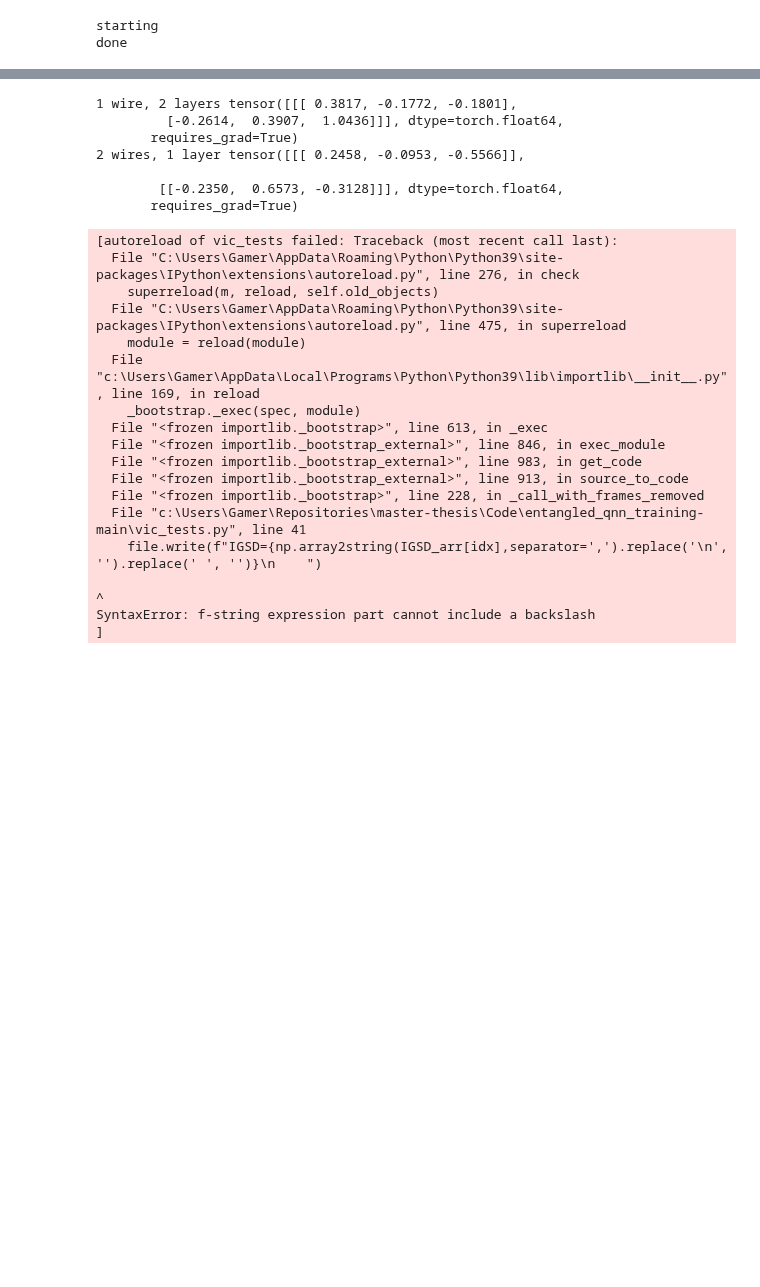
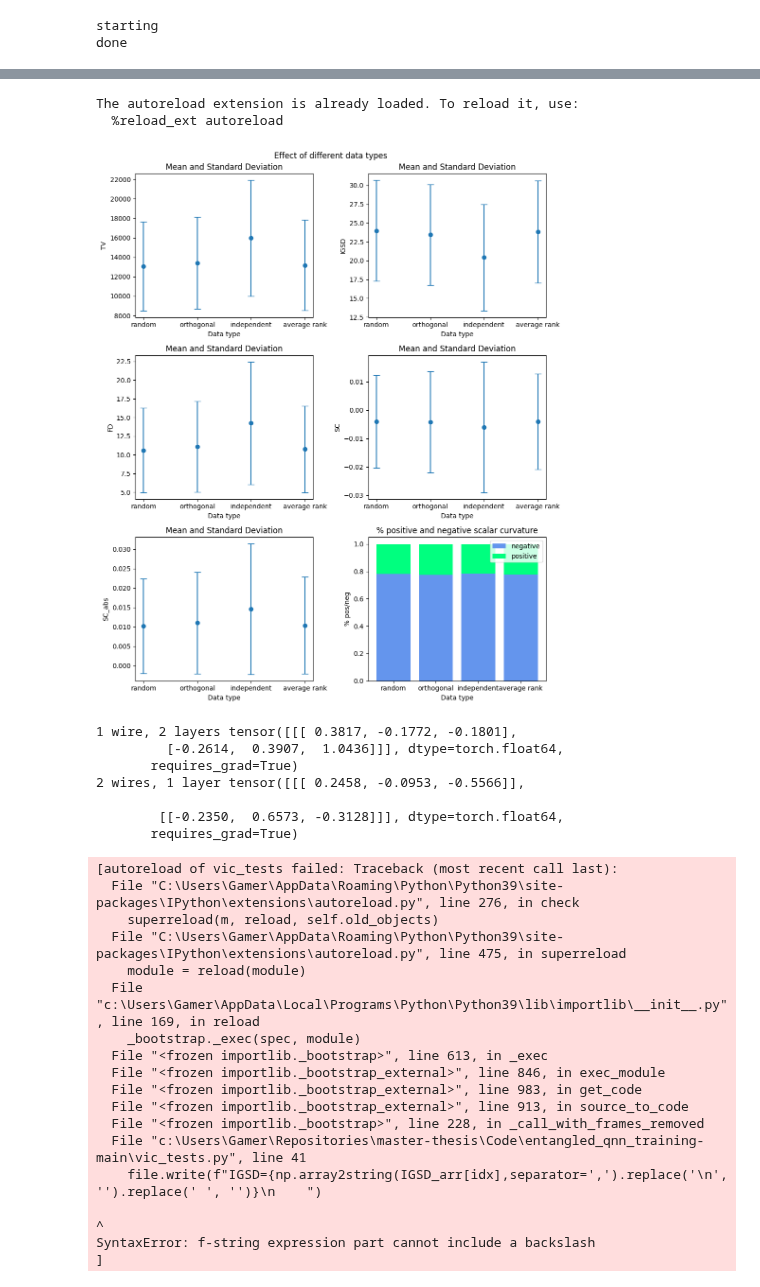
Before and after one commit to vic-it/master-thesis, a Jupyter notebook: Code/entangled_qnn_training-main/victor_thesis_experiments_nb.ipynb, the cells around one changed output, grey strips where cells are left out. Saved outputs shown, nothing was run; the diff lists cells and outputs as text; code cells hidden in the pictures; blank space fills up the shorter version.

Commit message:
improve metric visulaizations

```diff
--- a/Code/entangled_qnn_training-main/victor_thesis_experiments_nb.ipynb
+++ b/Code/entangled_qnn_training-main/victor_thesis_experiments_nb.ipynb
@@ -50,3 +17,21 @@ The autoreload extension is already loaded. To reload it, use:
+# %%
+#result tests
+%load_ext autoreload
+%autoreload 2
+from victor_thesis_results_processing import *
+run_id = "10_6_3_26_14_44_31"
+results, configs = get_results(run_id)
+combined_results_list = []
+combined_results_list.append(combine_results(get_results_where(results, configs, type_of_data=1)))
+combined_results_list.append(combine_results(get_results_where(results, configs, type_of_data=2)))
+combined_results_list.append(combine_results(get_results_where(results, configs, type_of_data=3)))
+combined_results_list.append(combine_results(get_results_where(results, configs, type_of_data=4)))
+datatype_labels = ["random", "orthogonal","dependent","average rank"]
+visualize_metrics(combined_results_list, "Data type", "Effect of different data types", datatype_labels)
+# %% [output]
+The autoreload extension is already loaded. To reload it, use:
+  %reload_ext autoreload
+[figure, added]
 # %%
 # test experiment single run
 from victor_thesis_experiments_main import process_and_store_metrics
```
Also changed, not shown: parts of 1 cell of this notebook, 3 other files.
